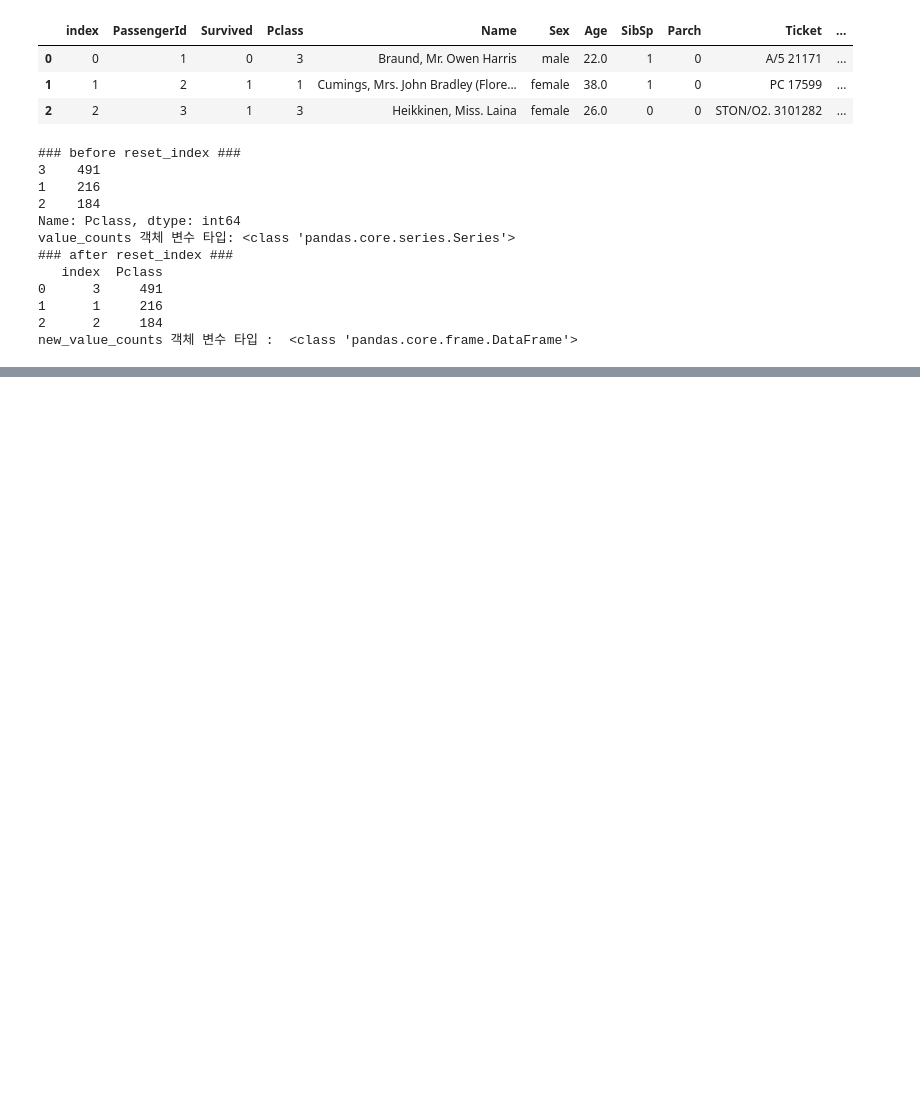
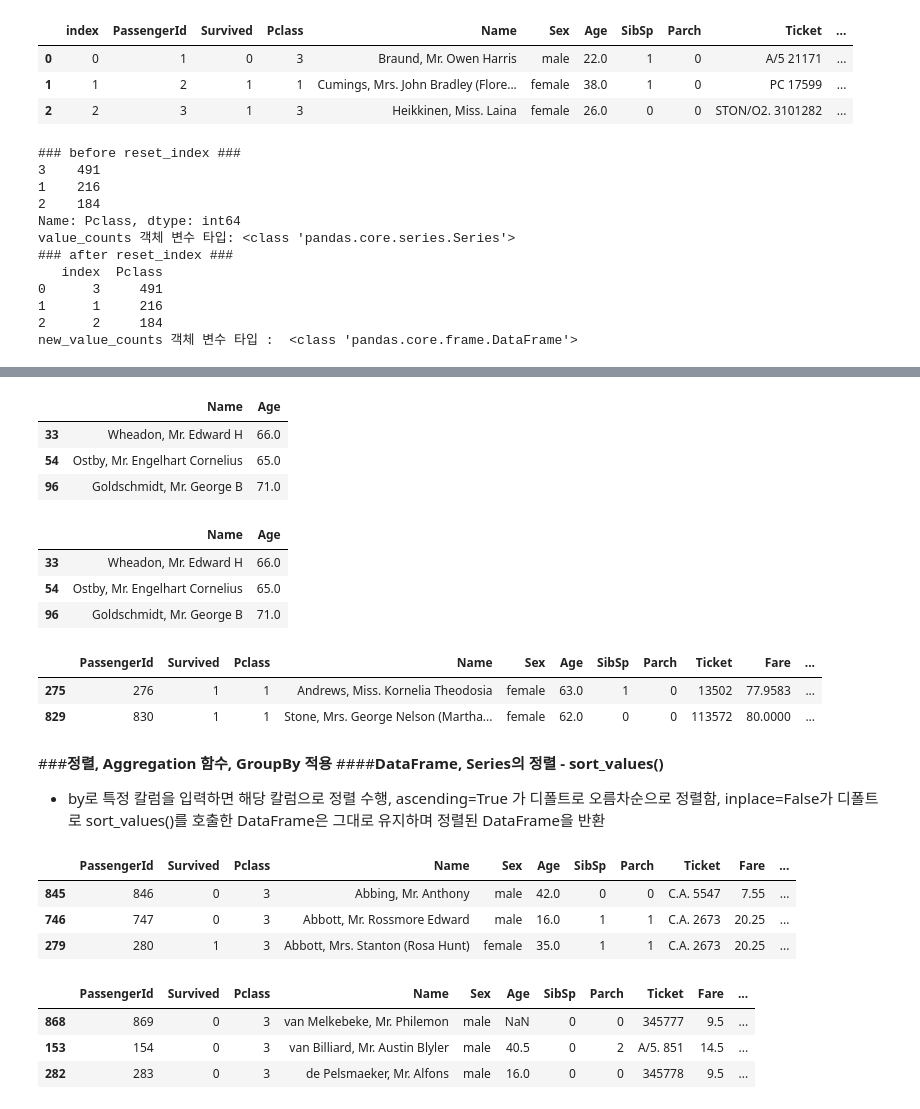
Before and after one commit to sooonsyk/ESAA, a Jupyter notebook: Week2_HW.ipynb, the cells around one changed output, grey strips where cells are left out. Drawn from its saved outputs; the diff is of its cells as text; code cells hidden in the pictures; blank space fills up the shorter version.

```diff
--- a/Week2_HW.ipynb
+++ b/Week2_HW.ipynb
@@ -398,0 +574,20 @@ new_value_counts 객체 변수 타입 :  <class 'pandas.core.frame.DataFrame'>
+# %%
+titanic_df[titanic_df['Age']>60][['Name','Age']].head(3)  #칼럼이 2개 이상이므로 [[]] 사용
+# %% [output]
+|  | Name | Age |
+| 33 | Wheadon, Mr. Edward H | 66.0 |
+| 54 | Ostby, Mr. Engelhart Cornelius | 65.0 |
+| 96 | Goldschmidt, Mr. George B | 71.0 |
+# %%
+titanic_df.loc[titanic_df['Age']>60, ['Name','Age']].head(3)  #loc[]으로 동일하게 가능 단, ['Name','Age']이 칼럼 위치에 놓임
+# %% [output]
+|  | Name | Age |
+| 33 | Wheadon, Mr. Edward H | 66.0 |
+| 54 | Ostby, Mr. Engelhart Cornelius | 65.0 |
+| 96 | Goldschmidt, Mr. George B | 71.0 |
+# %%
+titanic_df[(titanic_df['Age']>60) & (titanic_df['Pclass']==1) & (titanic_df['Sex']=='female')]
+# %% [output]
+|  | PassengerId | Survived | Pclass | Name | Sex | Age | SibSp | Parch | Ticket | Fare | ... |
+| 275 | 276 | 1 | 1 | Andrews, Miss. Kornelia Theodosia | female | 63.0 | 1 | 0 | 13502 | 77.9583 | ... |
+| 829 | 830 | 1 | 1 | Stone, Mrs. George Nelson (Martha... | female | 62.0 | 0 | 0 | 113572 | 80.0000 | ... |
@@ -398,0 +599,20 @@ new_value_counts 객체 변수 타입 :  <class 'pandas.core.frame.DataFrame'>
+# %% [markdown]
+###**정렬, Aggregation 함수, GroupBy 적용**
+####**DataFrame, Series의 정렬 - sort_values()**
+- by로 특정 칼럼을 입력하면 해당 칼럼으로 정렬 수행, ascending=True 가 디폴트로 오름차순으로 정렬함, inplace=False가 디폴트로 sort_values()를 호출한 DataFrame은 그대로 유지하며 정렬된 DataFrame을 반환
+# %%
+titanic_sorted = titanic_df.sort_values(by = ['Name'])
+titanic_sorted.head(3)
+# %% [output]
+|  | PassengerId | Survived | Pclass | Name | Sex | Age | SibSp | Parch | Ticket | Fare | ... |
+| 845 | 846 | 0 | 3 | Abbing, Mr. Anthony | male | 42.0 | 0 | 0 | C.A. 5547 | 7.55 | ... |
+| 746 | 747 | 0 | 3 | Abbott, Mr. Rossmore Edward | male | 16.0 | 1 | 1 | C.A. 2673 | 20.25 | ... |
+| 279 | 280 | 1 | 3 | Abbott, Mrs. Stanton (Rosa Hunt) | female | 35.0 | 1 | 1 | C.A. 2673 | 20.25 | ... |
+# %%
+titanic_sorted = titanic_df.sort_values(by = ['Pclass','Name'],ascending=False)
+titanic_sorted.head(3)
+# %% [output]
+|  | PassengerId | Survived | Pclass | Name | Sex | Age | SibSp | Parch | Ticket | Fare | ... |
+| 868 | 869 | 0 | 3 | van Melkebeke, Mr. Philemon | male | NaN | 0 | 0 | 345777 | 9.5 | ... |
+| 153 | 154 | 0 | 3 | van Billiard, Mr. Austin Blyler | male | 40.5 | 0 | 2 | A/5. 851 | 14.5 | ... |
+| 282 | 283 | 0 | 3 | de Pelsmaeker, Mr. Alfons | male | 16.0 | 0 | 0 | 345778 | 9.5 | ... |
```
Also changed, not shown: parts of 46 cells of this notebook.
